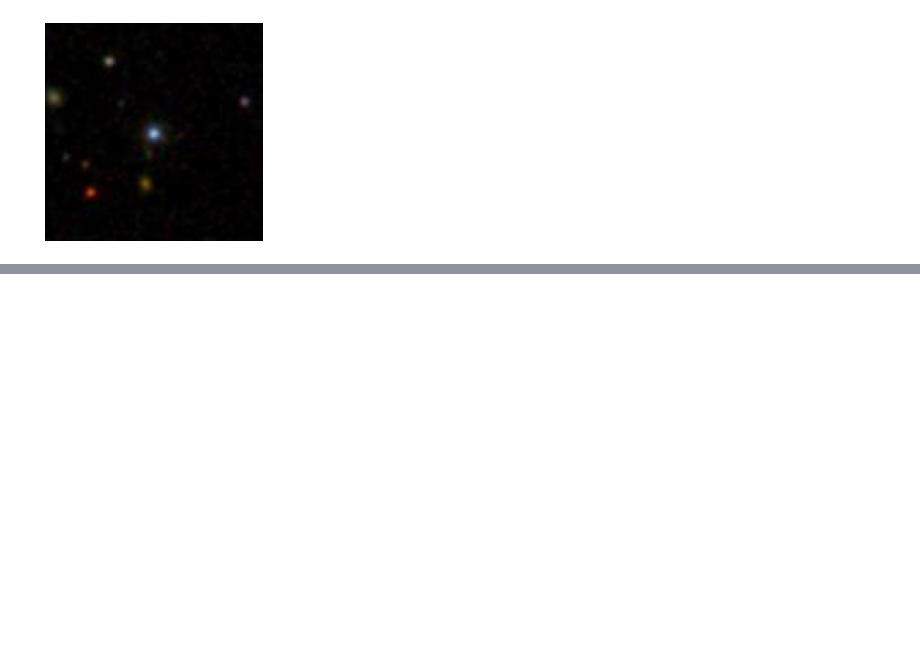
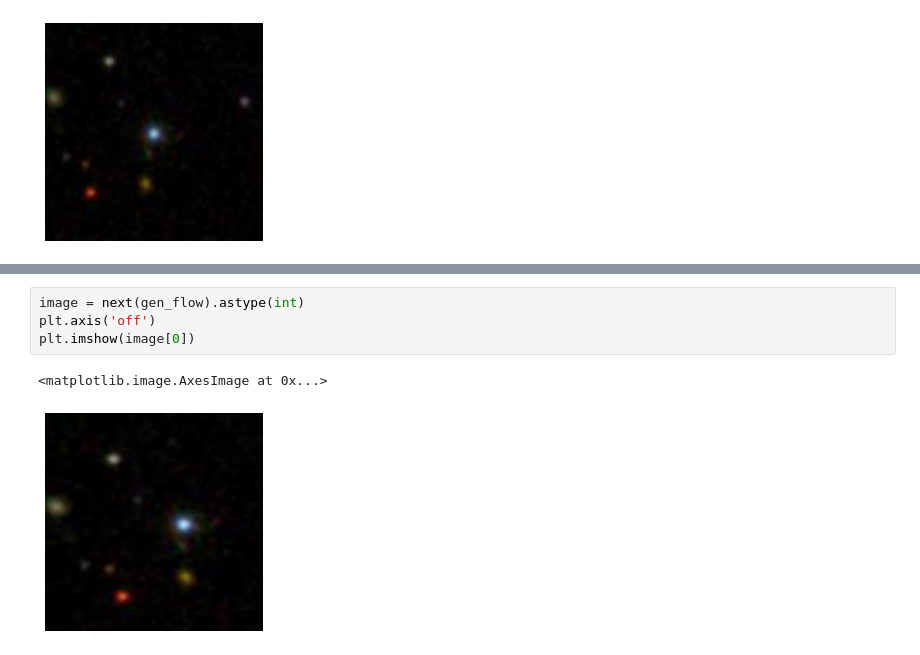
Before and after one commit to rainmaker29/ML701_G12, a Jupyter notebook: CNN.ipynb, the cells around one changed output, grey strips where cells are left out. Saved outputs shown, nothing was run; the diff lists cells and outputs as text; blank space fills up the shorter version.

```diff
--- a/CNN.ipynb
+++ b/CNN.ipynb
@@ -321,0 +442,7 @@ datagen.
+# %%
+image = next(gen_flow).astype(int)
+plt.axis('off')
+plt.imshow(image[0])
+# %% [output]
+<matplotlib.image.AxesImage at 0x...>
+[figure, added]
```
Also changed, not shown: parts of 26 cells of this notebook.
